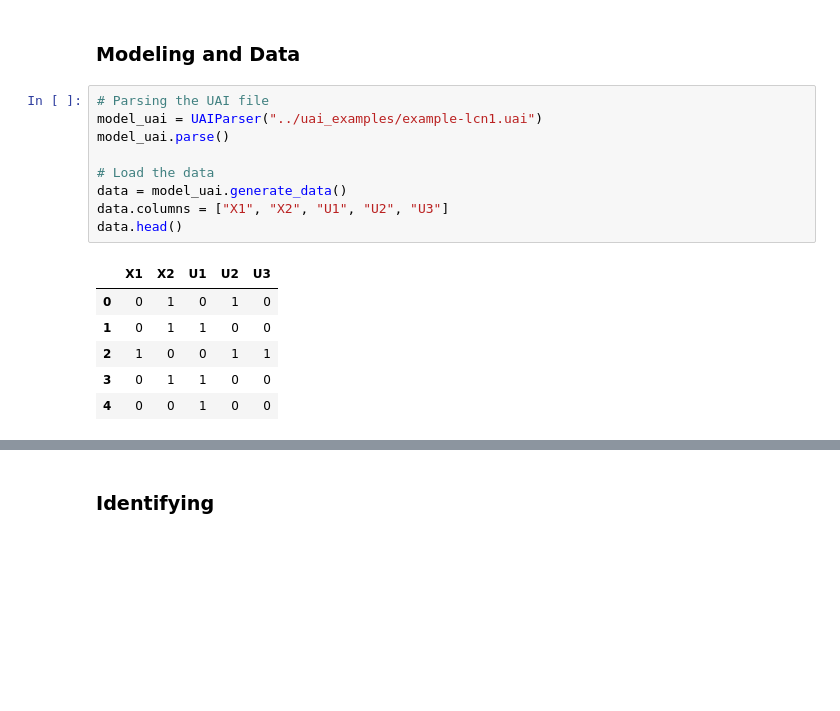
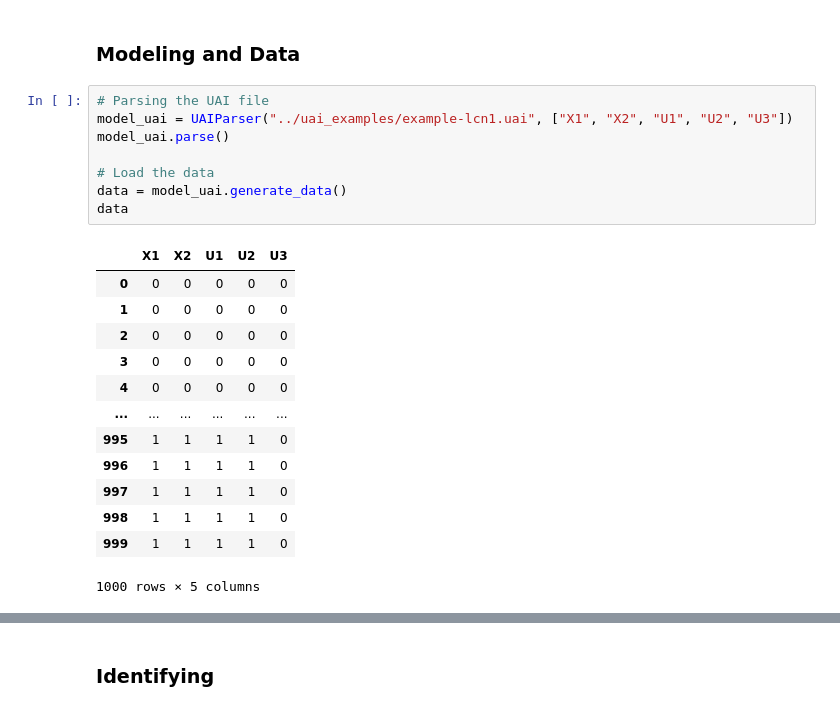
Before and after one commit to Causal-Inference-Group-C4AI/Causal_Inference, a Jupyter notebook: example7/exemplo_7_dowhy.ipynb, the cells around one changed output, grey strips where cells are left out. Saved outputs shown, nothing was run; the diff lists cells and outputs as text; blank space fills up the shorter version.

```diff
--- a/example7/exemplo_7_dowhy.ipynb
+++ b/example7/exemplo_7_dowhy.ipynb
@@ -18,20 +15,26 @@ from parser_uai import UAIParser
 ### Modeling and Data
 # %%
 # Parsing the UAI file
-model_uai = UAIParser("../uai_examples/example-lcn1.uai")
+model_uai = UAIParser("../uai_examples/example-lcn1.uai", ["X1", "X2", "U1", "U2", "U3"])
 model_uai.parse()
 
 # Load the data
 data = model_uai.generate_data()
-data.columns = ["X1", "X2", "U1", "U2", "U3"]
-data.head()
+data
 # %% [output]
 |  | X1 | X2 | U1 | U2 | U3 |
-| 0 | 0 | 1 | 0 | 1 | 0 |
-| 1 | 0 | 1 | 1 | 0 | 0 |
-| 2 | 1 | 0 | 0 | 1 | 1 |
-| 3 | 0 | 1 | 1 | 0 | 0 |
-| 4 | 0 | 0 | 1 | 0 | 0 |
+| 0 | 0 | 0 | 0 | 0 | 0 |
+| 1 | 0 | 0 | 0 | 0 | 0 |
+| 2 | 0 | 0 | 0 | 0 | 0 |
+| 3 | 0 | 0 | 0 | 0 | 0 |
+| 4 | 0 | 0 | 0 | 0 | 0 |
+| ... | ... | ... | ... | ... | ... |
+| 995 | 1 | 1 | 1 | 1 | 0 |
+| 996 | 1 | 1 | 1 | 1 | 0 |
+| 997 | 1 | 1 | 1 | 1 | 0 |
+| 998 | 1 | 1 | 1 | 1 | 0 |
+| 999 | 1 | 1 | 1 | 1 | 0 |
+1000 rows × 5 columns
 # %%
 # Modeling
 model = CausalModel(
```
Also changed, not shown: parts of 7 cells of this notebook, 3 other files.
